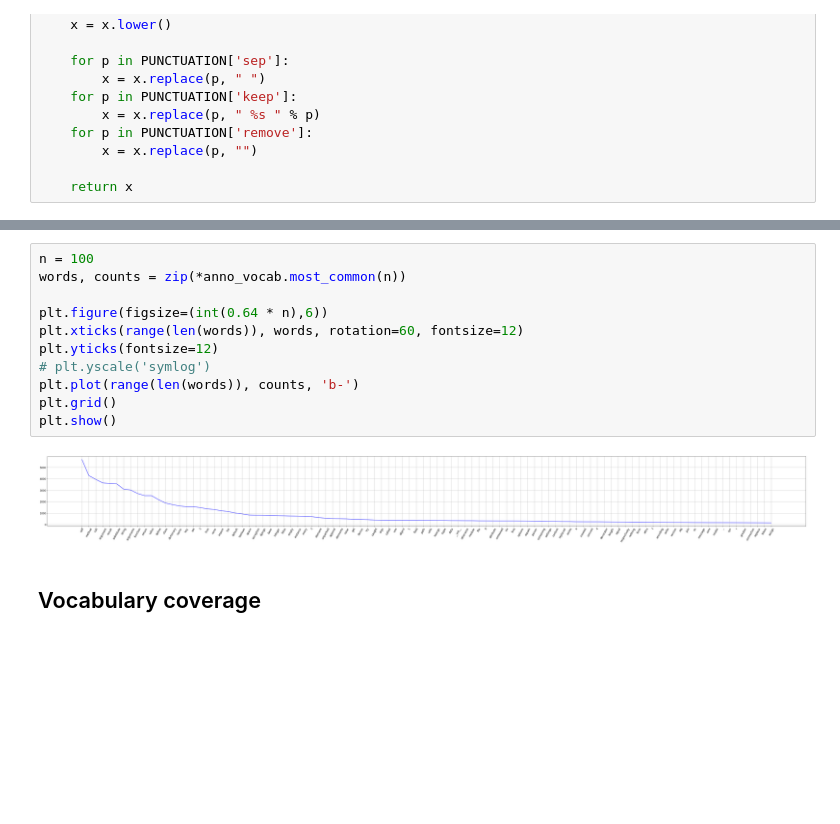
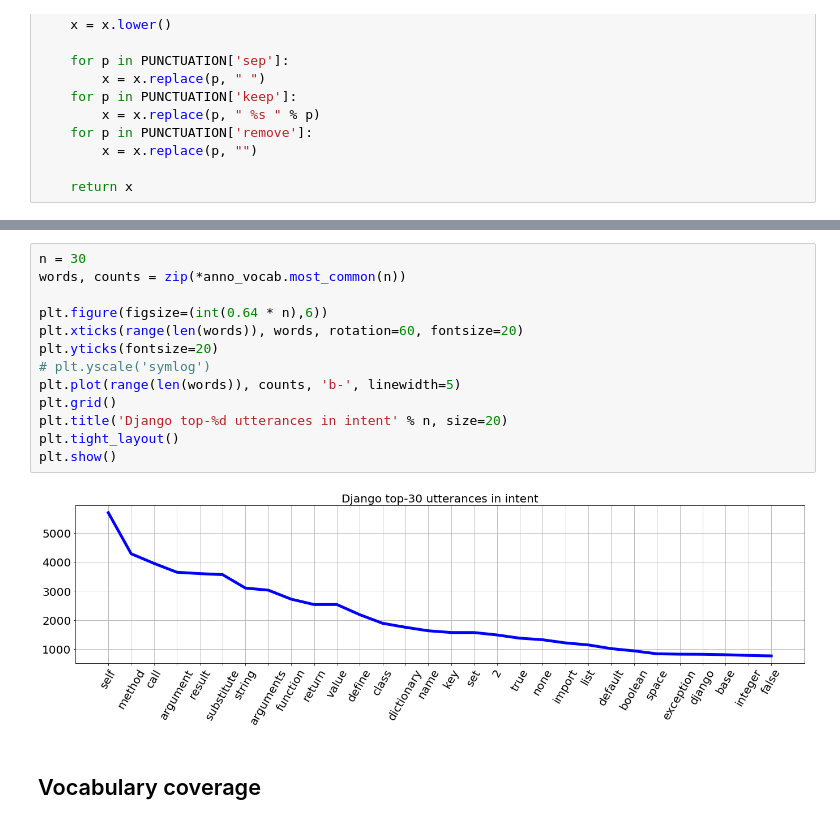
Before and after one commit to code-gen/exploration, a Jupyter notebook: notebooks/django.ipynb, the cells around one changed output, grey strips where cells are left out. Cells and saved outputs as stored; diff of their text form; blank space fills up the shorter version.

```diff
--- a/notebooks/django.ipynb
+++ b/notebooks/django.ipynb
@@ -77,18 +79,20 @@ for a in tqdm(anno_lines):
 # %% [output]
 [interactive output not drawn]
 # %%
-n = 100
+n = 30
 words, counts = zip(*anno_vocab.most_common(n))
 
 plt.figure(figsize=(int(0.64 * n),6))
-plt.xticks(range(len(words)), words, rotation=60, fontsize=12)
-plt.yticks(fontsize=12)
+plt.xticks(range(len(words)), words, rotation=60, fontsize=20)
+plt.yticks(fontsize=20)
 # plt.yscale('symlog')
-plt.plot(range(len(words)), counts, 'b-')
+plt.plot(range(len(words)), counts, 'b-', linewidth=5)
 plt.grid()
+plt.title('Django top-%d utterances in intent' % n, size=20)
+plt.tight_layout()
 plt.show()
 # %% [output]
-[figure, old version]
+[figure, new version]
 # %% [markdown]
 ## Vocabulary coverage
 # %%
```
Also changed, not shown: parts of 7 cells of this notebook, 8 other files.
